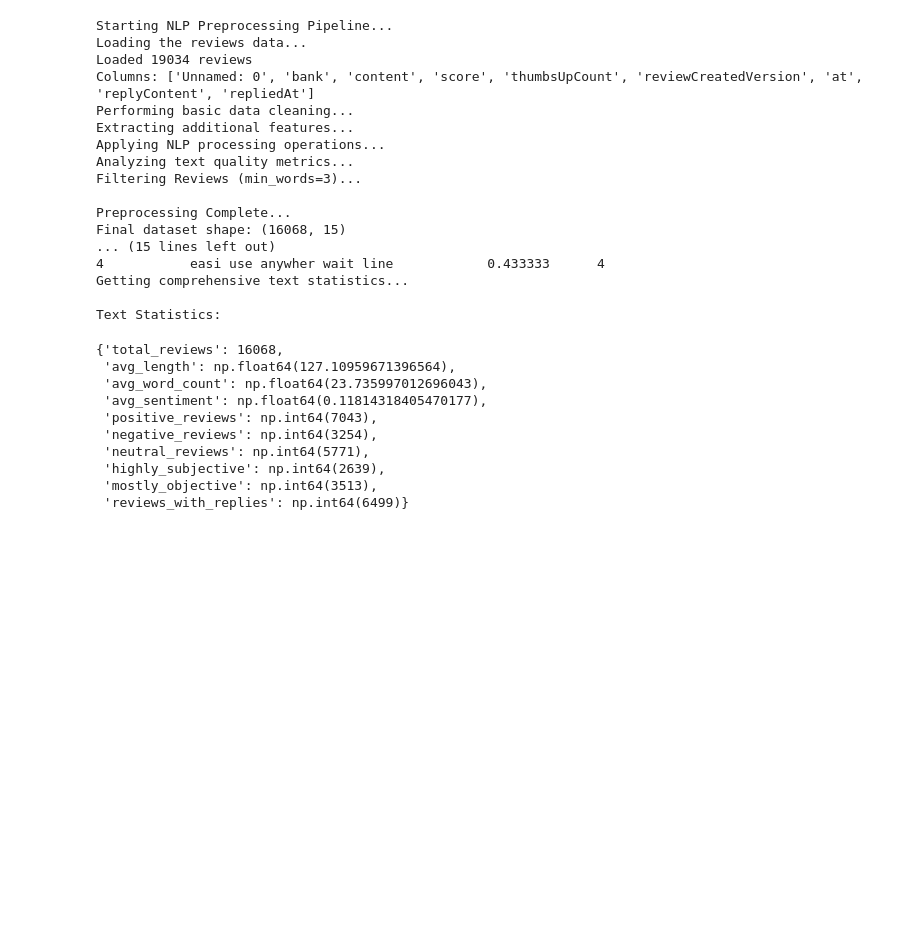
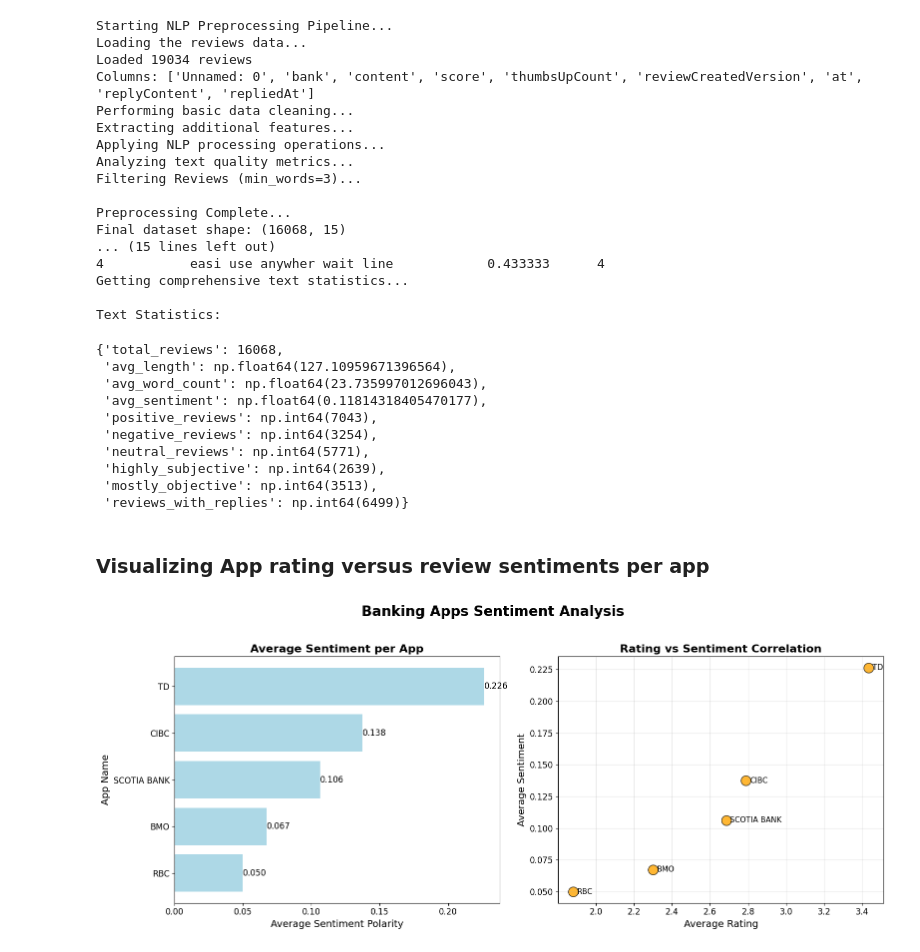
Before and after one commit to CarWong/BAN200FINAL, a Jupyter notebook: FINALBAN200.ipynb, the cells around one changed output. Cells and saved outputs as stored; diff of their text form; code cells hidden in the pictures; blank space fills up the shorter version.

Commit message:
Visualize app rating versus review sentiment per app

```diff
--- a/FINALBAN200.ipynb
+++ b/FINALBAN200.ipynb
@@ -321,3 +351,62 @@ Text Statistics:
  'highly_subjective': np.int64(2639),
  'mostly_objective': np.int64(3513),
  'reviews_with_replies': np.int64(6499)}
+# %% [markdown]
+### Visualizing App rating versus review sentiments per app
+# %%
+def create_sentiment_visualizations(sentiment_df):
+    # Create subplots - 2 plots side by side
+    fig, axes = plt.subplots(1, 2, figsize=(16, 7))
+    fig.suptitle('Banking Apps Sentiment Analysis', fontsize=20, fontweight='bold')
+
+    # ========== 1. Average Sentiment per App ==========
+    ax1 = axes[0]
+    sentiment_by_app = sentiment_df.groupby('bank')['sentiment_polarity'].mean().sort_values()
+    bars1 = ax1.barh(sentiment_by_app.index, sentiment_by_app.values, color='lightblue')
+    ax1.set_xlabel('Average Sentiment Polarity', fontsize=14)
+    ax1.set_ylabel('App Name', fontsize=14)
+    ax1.set_title('Average Sentiment per App', fontsize=16, fontweight='bold')
+    ax1.axvline(x=0, color='red', linestyle='--', alpha=0.7)
+    ax1.tick_params(axis='both', which='major', labelsize=12)
+
+    # Add value labels
+    for bar in bars1:
+        width = bar.get_width()
+        ax1.text(width, bar.get_y() + bar.get_height()/2, f'{width:.3f}',
+                ha='left', va='center', fontsize=12)
+
+    # ========== 2. Rating vs Sentiment Correlation (Single Point per App) ==========
+    ax2 = axes[1]
+
+    # Compute average rating and sentiment per app
+    grouped = sentiment_df.groupby('bank').agg({
+        'score': 'mean',
+        'sentiment_polarity': 'mean'
+    }).reset_index()
+
+    # Assign colors
+    colors = plt.cm.tab10(np.linspace(0, 1, len(grouped)))
+    ax2.scatter(grouped['score'], grouped['sentiment_polarity'],
+                s=200, color='orange', edgecolors='black', alpha=0.8)
+
+    # Add app name labels
+    for i, row in grouped.iterrows():
+        ax2.text(row['score'] + 0.02, row['sentiment_polarity'], row['bank'],
+                fontsize=11, va='center')
+
+    # Labels and style
+    ax2.set_xlabel('Average Rating', fontsize=14)
+    ax2.set_ylabel('Average Sentiment', fontsize=14)
+    ax2.set_title('Rating vs Sentiment Correlation', fontsize=16, fontweight='bold')
+    ax2.tick_params(axis='both', which='major', labelsize=12)
+    ax2.grid(True, alpha=0.3)
+
+    # Final layout
+    plt.tight_layout(rect=[0, 0.03, 1, 0.95])
+    plt.savefig('sentiment_rating_analysis.png', dpi=300, bbox_inches='tight')
+    plt.show()
+
+
+create_sentiment_visualizations(df)
+# %% [output]
+[figure, added]
```
Also changed, not shown: parts of 3 cells of this notebook, 1 other file.
